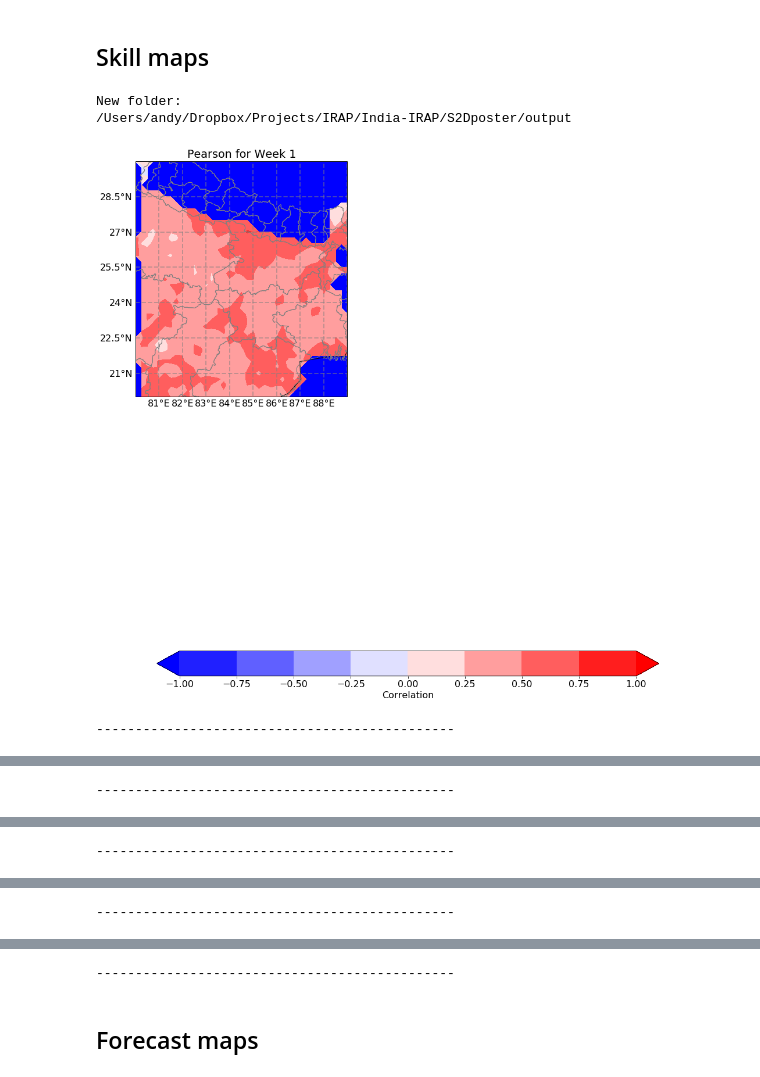
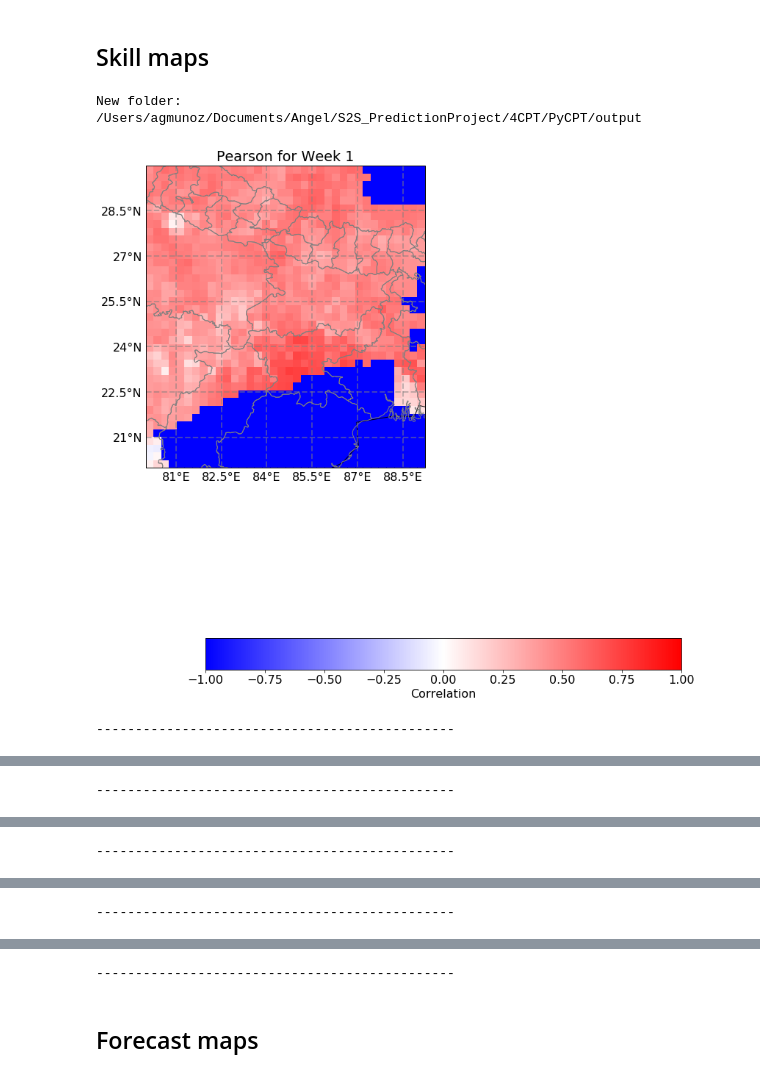
Before and after one commit to agmunozs/PyCPT, a Jupyter notebook: PyCPT_v1.1.ipynb, the cells around one changed output, grey strips where cells are left out. Cells and saved outputs as stored; diff of their text form; code cells hidden in the pictures.

```diff
--- a/PyCPT_v1.1.ipynb
+++ b/PyCPT_v1.1.ipynb
@@ -87,11 +87,11 @@ wknam= ['Week 1','Week 2','Week 3','Week 4','Week 3-4']  #naming the weeks (for
 # %%
 ########Some folder and file options:
 # Working directory --it should exist!!!
-#workdir = '/Users/agmunoz/Documents/Angel/S2S_PredictionProject/4CPT/ECMWF/'
-workdir = '/Users/andy/Dropbox/Projects/IRAP/India-IRAP/S2Dposter'
+workdir = '/Users/agmunoz/Documents/Angel/S2S_PredictionProject/4CPT/PyCPT/'
+#workdir = '/Users/andy/Dropbox/Projects/IRAP/India-IRAP/S2Dposter'
 # PATH to CPT root directory
-#cptdir='/Users/agmunoz/Documents/Angel/CPT/CPT/15.7.8/'
-cptdir='/Users/andy/Dropbox/pgm/stats/CPT/CPT15/15.7.8/'
+cptdir='/Users/agmunoz/Documents/Angel/CPT/CPT/15.7.8/'
+#cptdir='/Users/andy/Dropbox/pgm/stats/CPT/CPT15/15.7.8/'
 
 ########Naming of output files
 if rainfall_frequency:
@@ -273,16 +235,16 @@ See output folder, and check scripts/CPT_stout_train_Jun-Aug_Jul_26_wk1.txt for
 # %%
 print("New folder:")
 %cd $workdir/output
 
 # Skill scores loop
 plt.rcParams.update({'font.size': 16})
 for ime in ('Pearson','Spearman','2AFC','RocAbove','RocBelow'):
-    pltmap(ime,wlo2,elo2,nla2,sla2,fprefix,mpref,training_season, mon, fday, nwk)
+    pltmap(ime,wlo2,elo2,sla2,nla2,fprefix,mpref,training_season, mon, fday, nwk)
     plt.show()
     print('----------------------------------------------')
     print('')
 # %% [output]
 New folder:
-/Users/andy/Dropbox/Projects/IRAP/India-IRAP/S2Dposter/output
+/Users/agmunoz/Documents/Angel/S2S_PredictionProject/4CPT/PyCPT/output
-[figure, old version]
+[figure, new version]
 ----------------------------------------------
```
Also changed, not shown: parts of 16 cells of this notebook, 2 other files.
